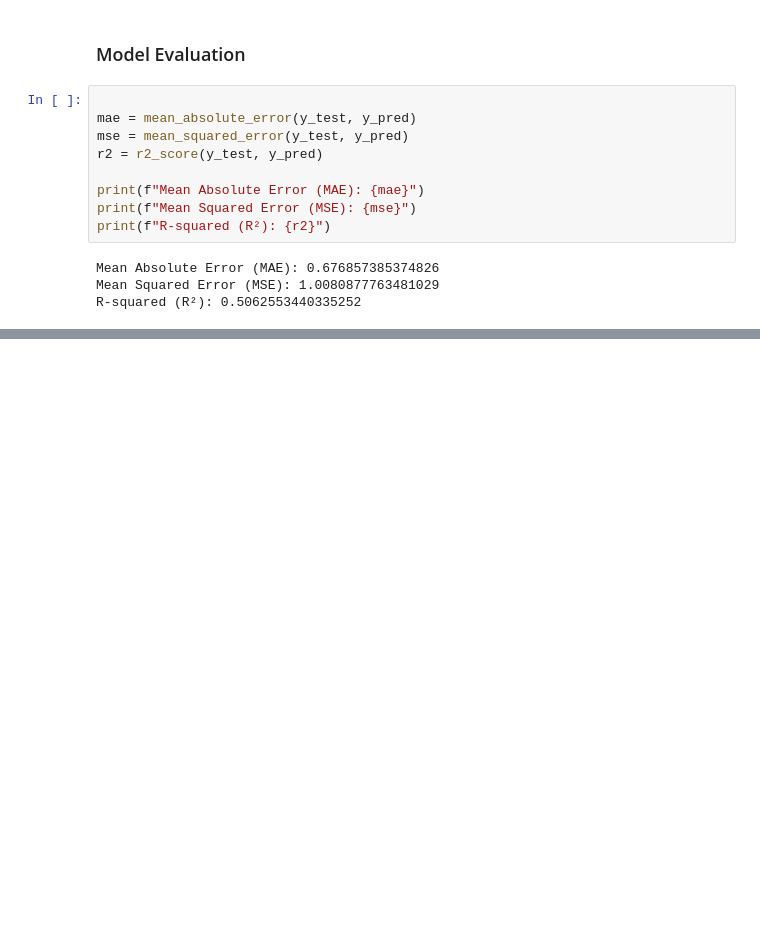
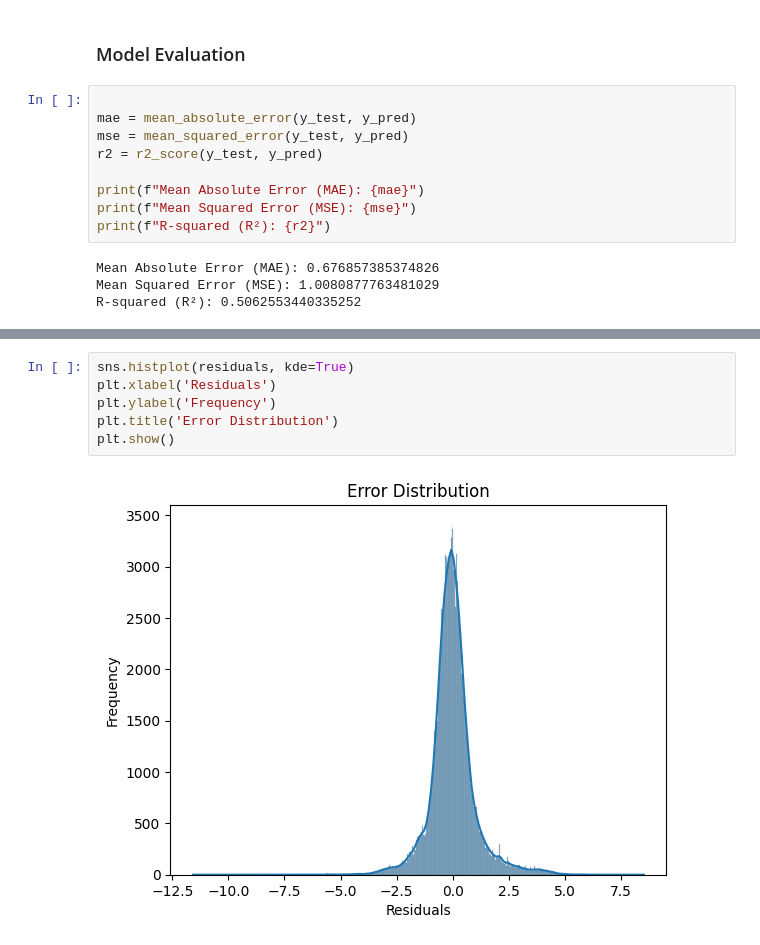
Before and after one commit to JP-JM/CSCI-4502_Data_Mining_Project, a Jupyter notebook: Code_Descriptions_Update.ipynb, the cells around one changed output, grey strips where cells are left out. Saved outputs shown, nothing was run; the diff lists cells and outputs as text; blank space fills up the shorter version.

```diff
--- a/Code_Descriptions_Update.ipynb
+++ b/Code_Descriptions_Update.ipynb
@@ -281,0 +316,8 @@ R-squared (R²): 0.5062553440335252
+# %%
+sns.histplot(residuals, kde=True)
+plt.xlabel('Residuals')
+plt.ylabel('Frequency')
+plt.title('Error Distribution')
+plt.show()
+# %% [output]
+[figure, added]
```
Also changed, not shown: parts of 5 cells of this notebook.
